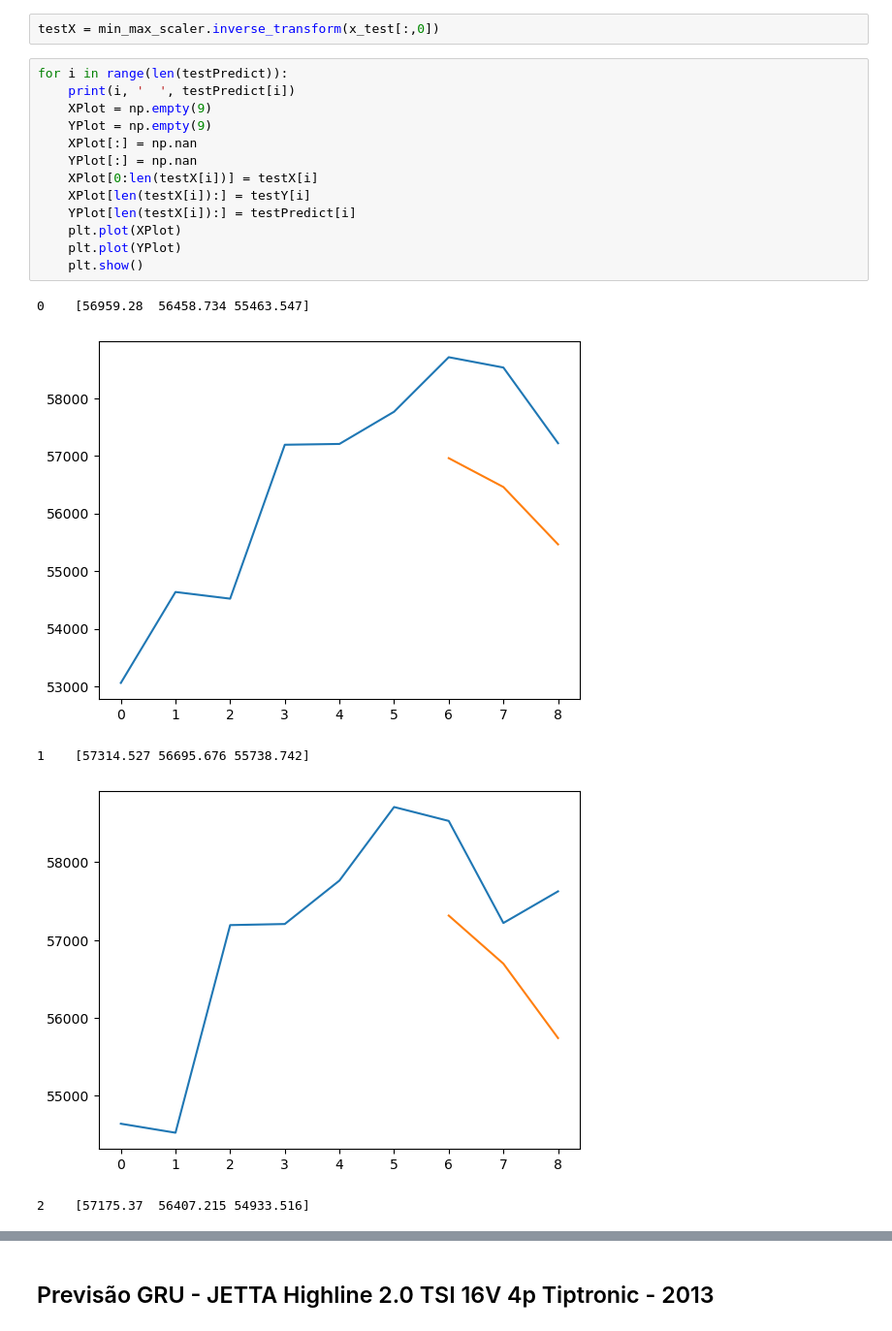
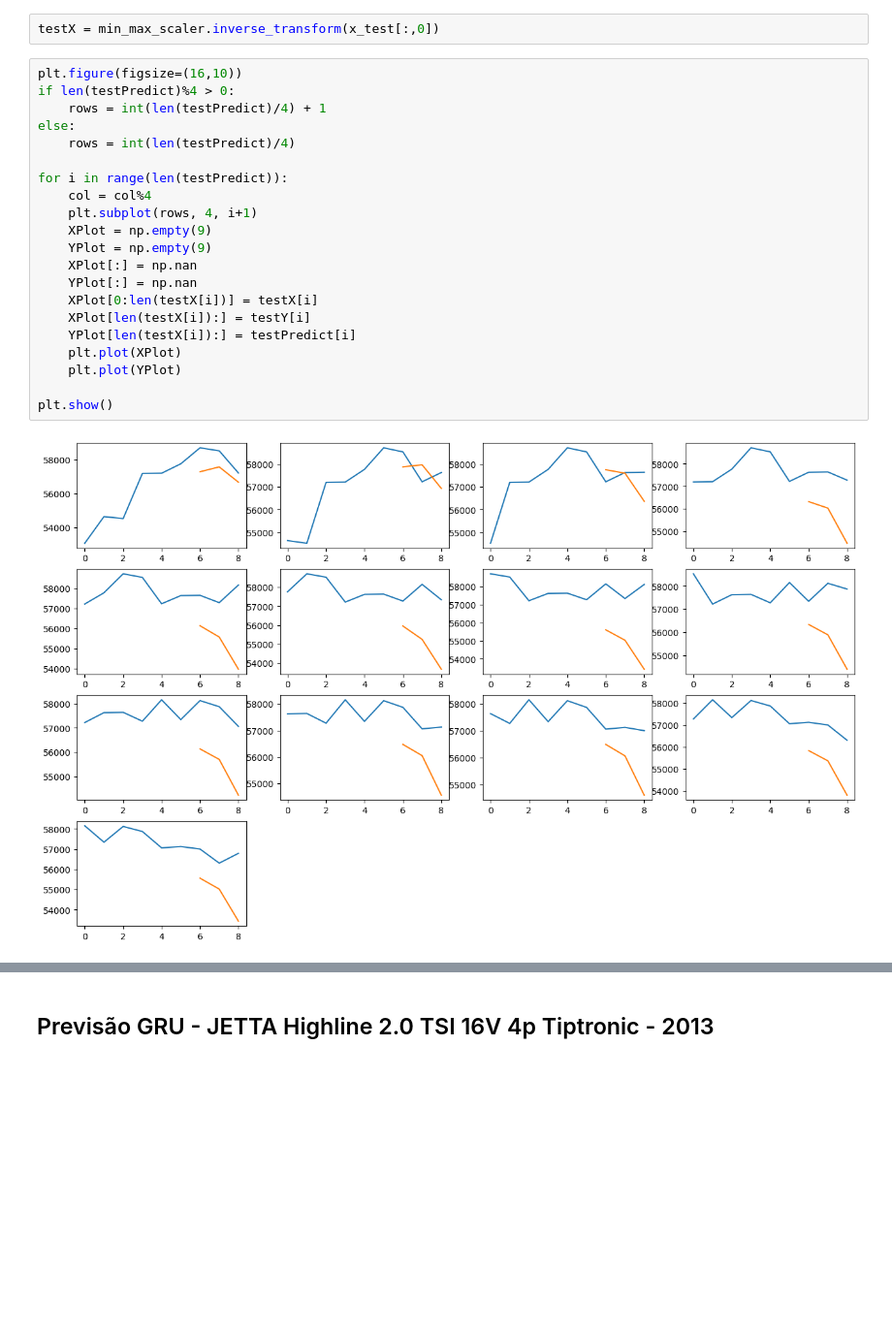
Before and after one commit to apcarneiro/autostats_artigo, a Jupyter notebook: ensaio.ipynb, the cells around one changed output, grey strips where cells are left out. Shown at 97% size. Drawn from its saved outputs; the diff is of its cells as text; blank space fills up the shorter version.

```diff
--- a/ensaio.ipynb
+++ b/ensaio.ipynb
@@ -563,21 +665,25 @@ print(testY)
 # %%
 testX = min_max_scaler.inverse_transform(x_test[:,0])
 # %%
+plt.figure(figsize=(16,10))
+if len(testPredict)%4 > 0:
+    rows = int(len(testPredict)/4) + 1
+else:
+    rows = int(len(testPredict)/4)
+
 for i in range(len(testPredict)):
-    print(i, '  ', testPredict[i])
+    col = col%4
+    plt.subplot(rows, 4, i+1)
     XPlot = np.empty(9)
     YPlot = np.empty(9)
     XPlot[:] = np.nan
     YPlot[:] = np.nan
     XPlot[0:len(testX[i])] = testX[i]
     XPlot[len(testX[i]):] = testY[i]
     YPlot[len(testX[i]):] = testPredict[i]
     plt.plot(XPlot)
     plt.plot(YPlot)
-    plt.show()
+
+plt.show()
 # %% [output]
-0    [56959.28  56458.734 55463.547]
-[figure, old version]
+[figure, new version]
-1    [57314.527 56695.676 55738.742]
-[figure, removed]
-2    [57175.37  56407.215 54933.516]
```
Also changed, not shown: parts of 21 cells of this notebook, 6 other files.
